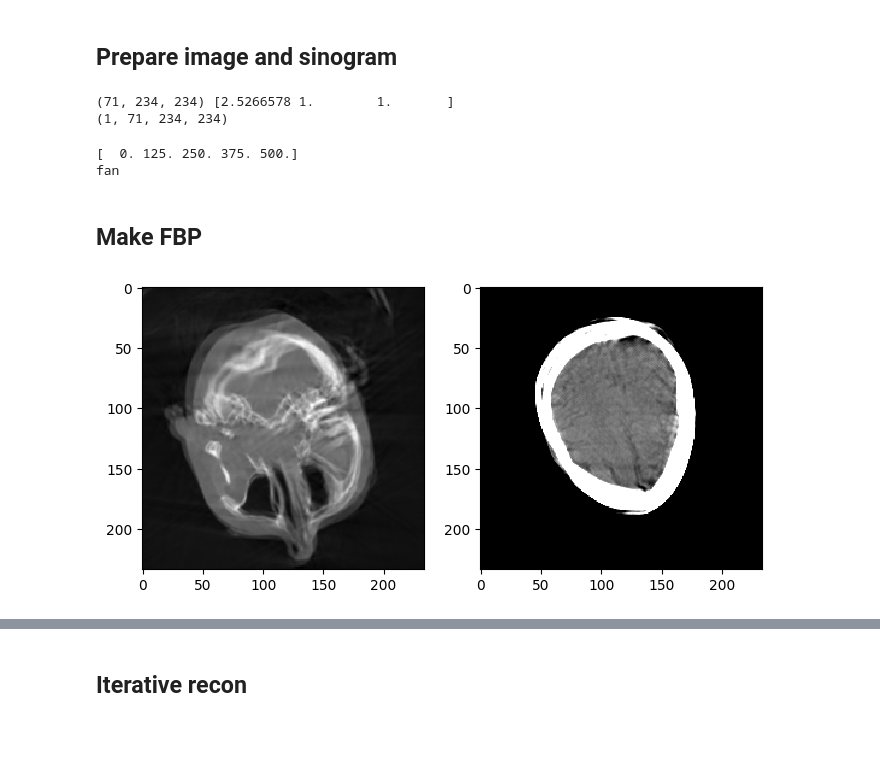
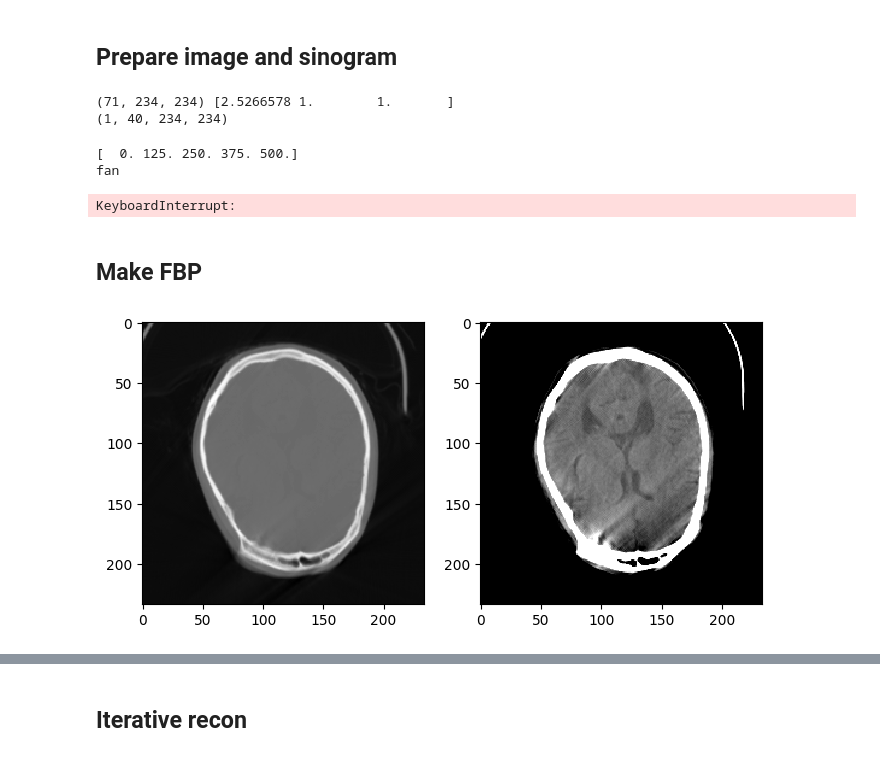
Before and after one commit to zhennongchen/CTProjector, a Jupyter notebook: example/ex_recon_gaussian_motion.ipynb, the cells around one changed output, grey strips where cells are left out. Saved outputs shown, nothing was run; the diff lists cells and outputs as text; code cells hidden in the pictures.

```diff
--- a/example/ex_recon_gaussian_motion.ipynb
+++ b/example/ex_recon_gaussian_motion.ipynb
@@ -37,21 +37,20 @@ print(img.shape, spacing)
 save_folder = '/mnt/mount_zc_NAS/motion_correction/data/test_sinograms/'
 
 # img_ds = ff.crop_or_pad(img,[71,230,230])
-img_ds = np.copy(img)
+new_img = np.zeros([40,234,234])
+img = img[20:40,...]
+new_img[10:30,...] = img
+
+img_ds = np.copy(new_img)
 img_ds = img_ds[np.newaxis, ...]
 print(img_ds.shape)
 truth = img_ds[0,...]/ 0.019 * 1000 - 1024
-
-
-# plt.figure(figsize = (8,4))
-# plt.subplot(121); plt.imshow(ff.set_window(truth[15,...].T,500, 2000), 'gray')
-# plt.subplot(122); plt.imshow(ff.set_window(truth[50, :, :].T,50, 100), 'gray')
 # %% [output]
 (71, 234, 234) [2.5266578 1.        1.       ]
-(1, 71, 234, 234)
+(1, 40, 234, 234)
 # %%
-def generate_and_save_sinograms_spline_motion(img, total_angle, amplitude_tx, amplitude_ty, amplitude_tz, amplitude_rx, amplitude_ry, amplitude_rz, file_name , sga = 0, load_file = False, geometry = 'fan', total_view_num = 1000, increment = 100):
-    t = np.linspace(0, 500, 5, endpoint=True)
+def generate_and_save_sinograms_spline_motion(img, total_angle, amplitude_tx, amplitude_ty, amplitude_tz, amplitude_rx, amplitude_ry, amplitude_rz, file_name , sga = 0, load_file = False, geometry = 'fan', total_view_num = 1000, increment = 100, gantry_rotation_time = 500):
+    t = np.linspace(0,gantry_rotation_time, 5, endpoint=True)
     print(t)
     spline_tx = transform.interp_func(t, np.asarray(amplitude_tx))
     spline_ty = transform.interp_func(t, np.asarray(amplitude_ty))
@@ -72,30 +71,45 @@ def generate_and_save_sinograms_spline_motion(img, total_angle, amplitude_tx, am
         sinogram = np.load(file_name, allow_pickle = True)
 
     return angles, sinogram, total_angle, spline_tx, spline_ty, spline_tz, spline_rx, spline_ry, spline_rz, geometry, projector
-
-
-file_name = os.path.join(save_folder,'spline1.npy')
-geometry = 'fan'
-sga = 0
-angles, sinogram, total_angle, spline_tx, spline_ty, spline_tz, spline_rx, spline_ry, spline_rz, geometry, projector = generate_and_save_sinograms_spline_motion(img_ds, 360, np.linspace(0,10,5), np.linspace(0,10,5), np.linspace(0,0,5), np.linspace(0,0/180*np.pi,5), np.linspace(0,0/180*np.pi,5), np.linspace(0,10/180*np.pi,5), file_name , sga = sga, load_file = True, geometry = geometry)
-# %% [output]
-[  0. 125. 250. 375. 500.]
-fan
+# %%
+t = np.linspace(0, 500, 5, endpoint=True)
+amplitude_tx = np.linspace(0,0,5)
+amplitude_ty = np.linspace(0,0,5)
+amplitude_tz = np.linspace(0,5,5)
+amplitude_rx = np.linspace(0,0/180*np.pi,5)
+amplitude_ry = np.linspace(0,0/180*np.pi,5)
+amplitude_rz = np.linspace(0,0/180*np.pi,5)
+total_view_num = 1000
+increment = 100
+gantry_rotation_time = 500
+
+
+file_name = os.path.join(save_folder,'spline1.npy')
+geometry = 'fan'
+sga = 0
+load_file = False
+
+# make sinogram
+angles, sinogram, total_angle, spline_tx, spline_ty, spline_tz, spline_rx, spline_ry, spline_rz, geometry, projector = generate_and_save_sinograms_spline_motion(img_ds, 360, amplitude_tx, amplitude_ty, amplitude_tz, amplitude_rx, amplitude_ry, amplitude_rz, file_name , sga = sga, load_file = load_file, geometry = geometry, total_view_num = total_view_num, increment = increment)
+# %% [output]
+[  0. 125. 250. 375. 500.]
+fan
+KeyboardInterrupt:
 # %% [markdown]
 ## Make FBP
 # %%
 # directly make backprojection
 fbp_projector = basic.backprojector(img_ds,spacing)
 fbp_motion = basic.filtered_backporjection(sinogram,angles,projector,fbp_projector, geometry, back_to_original_value = True)
 
 truth = img_ds[0,...]/ 0.019 * 1000 - 1024
 
 plt.figure(figsize = (8,4))
 plt.subplot(121); plt.imshow(ff.set_window(fbp_motion[15,...].T,500, 2000), 'gray')
-plt.subplot(122); plt.imshow(ff.set_window(fbp_motion[50, :, :].T,50, 100), 'gray')
+plt.subplot(122); plt.imshow(ff.set_window(fbp_motion[15, :, :].T,50, 100), 'gray')
 nb.save(nb.Nifti1Image(np.rollaxis(fbp_motion,0,3),affine), '/mnt/mount_zc_NAS/motion_correction/data/test_sinograms/motion.nii.gz')
 # %% [output]
-[figure, old version]
+[figure, new version]
 # %%
 total_views = 1000
 gantry_time = 500
```
Also changed, not shown: parts of 11 cells of this notebook, 2 other files.
